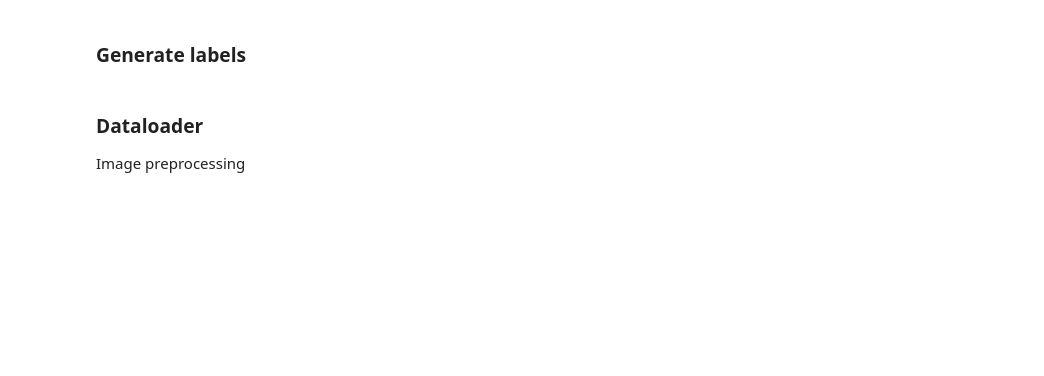
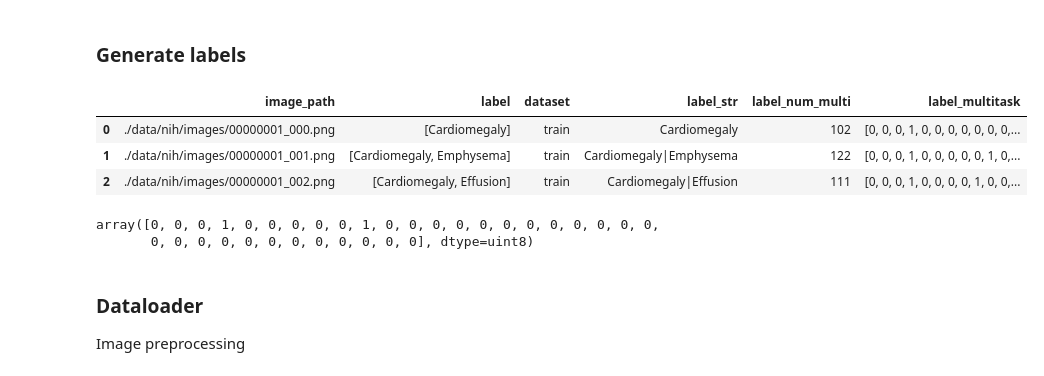
Before and after one commit to edwin-pan/MetaCheX, a Jupyter notebook: MetaCheX.ipynb, the cells around one changed output. Cells and saved outputs as stored; diff of their text form; code cells hidden in the pictures; blank space fills up the shorter version.

```diff
--- a/MetaCheX.ipynb
+++ b/MetaCheX.ipynb
@@ -34,7 +34,7 @@ Otherwise, extract filenames and labels for:
 
 and put in labels.csv
 # %%
-labels_path = os.path.join(PATH_TO_DATA_FOLDER, 'data.pkl')
+data_path = os.path.join(PATH_TO_DATA_FOLDER, 'data.pkl')
 if not os.path.isfile(data_path): ## path does not exist
     df = pd.DataFrame(columns=['image_path', 'label', 'dataset'])
 
@@ -158,9 +158,9 @@ def get_data_stats(df):
 
     display(df_combo_counts.head())
 
-    return unique_labels_dict
+    return unique_labels_dict, df_combo_nums
 
-get_data_stats(df)
+unique_labels_dict, df_combo_nums = get_data_stats(df)
 # %% [output]
 Number of total images:  164298
 Number of total individual labels (includes 'No Finding'):  35
@@ -261,7 +244,7 @@ display(df_condensed.tail(10))
 # %%
 print("Stats for condensed dataset")
 print("---------------------------")
-unique_labels_dict = get_data_stats(df_condensed)
+get_data_stats(df_condensed)
 # %% [output]
 Stats for condensed dataset
 ---------------------------
@@ -319,34 +319,46 @@ def generate_labels(df, filename, combo=True):
     if not os.path.isfile(path): ## path does not exist
         if combo:
             ## Get combo label (for multiclass classification)
             df['label_num_multi'] = df.groupby(['label_str']).ngroup()
 
         ## Get binary multi-task labels
         unique_labels = list(unique_labels_dict.keys())
         unique_labels.remove('No Finding')
         unique_labels.sort() ## alphabetical order
 
         df['label_multitask'] = 0
         df['label_multitask'] = df['label_multitask'].astype('object')
         for i, row in df.iterrows():
             indices = []
             for l in row['label']:
                 if l == 'No Finding':
                     break
 
                 idx = unique_labels.index(l)
                 indices.append(idx)
 
-            df.at[i, 'label_multitask'] = np.array(indices)
+            if indices == []:
+                df.at[i, 'label_multitask'] = np.zeros(len(unique_labels)).astype(np.uint8)
+            else:
+                df.at[i, 'label_multitask'] = np.eye(len(unique_labels))[indices].sum(axis=0).astype(np.uint8)
 
         ## Save to disk
         df.to_pickle(path)
     else:
         df = pd.read_pickle(path)
 
     return df
 
 df_condensed = generate_labels(df_condensed, 'data_condensed.pkl')
+display(df_condensed.head(3))
+df_condensed['label_multitask'][1]
+# %% [output]
+|  | image_path | label | dataset | label_str | label_num_multi | label_multitask |
+| 0 | ./data/nih/images/00000001_000.png | [Cardiomegaly] | train | Cardiomegaly | 102 | [0, 0, 0, 1, 0, 0, 0, 0, 0, 0, 0,... |
+| 1 | ./data/nih/images/00000001_001.png | [Cardiomegaly, Emphysema] | train | Cardiomegaly|Emphysema | 122 | [0, 0, 0, 1, 0, 0, 0, 0, 0, 1, 0,... |
+| 2 | ./data/nih/images/00000001_002.png | [Cardiomegaly, Effusion] | train | Cardiomegaly|Effusion | 111 | [0, 0, 0, 1, 0, 0, 0, 0, 1, 0, 0,... |
+array([0, 0, 0, 1, 0, 0, 0, 0, 0, 1, 0, 0, 0, 0, 0, 0, 0, 0, 0, 0, 0, 0,
+       0, 0, 0, 0, 0, 0, 0, 0, 0, 0, 0, 0], dtype=uint8)
 # %% [markdown]
 ### Dataloader
 
```
Also changed, not shown: parts of 7 cells of this notebook, 1 other file.
